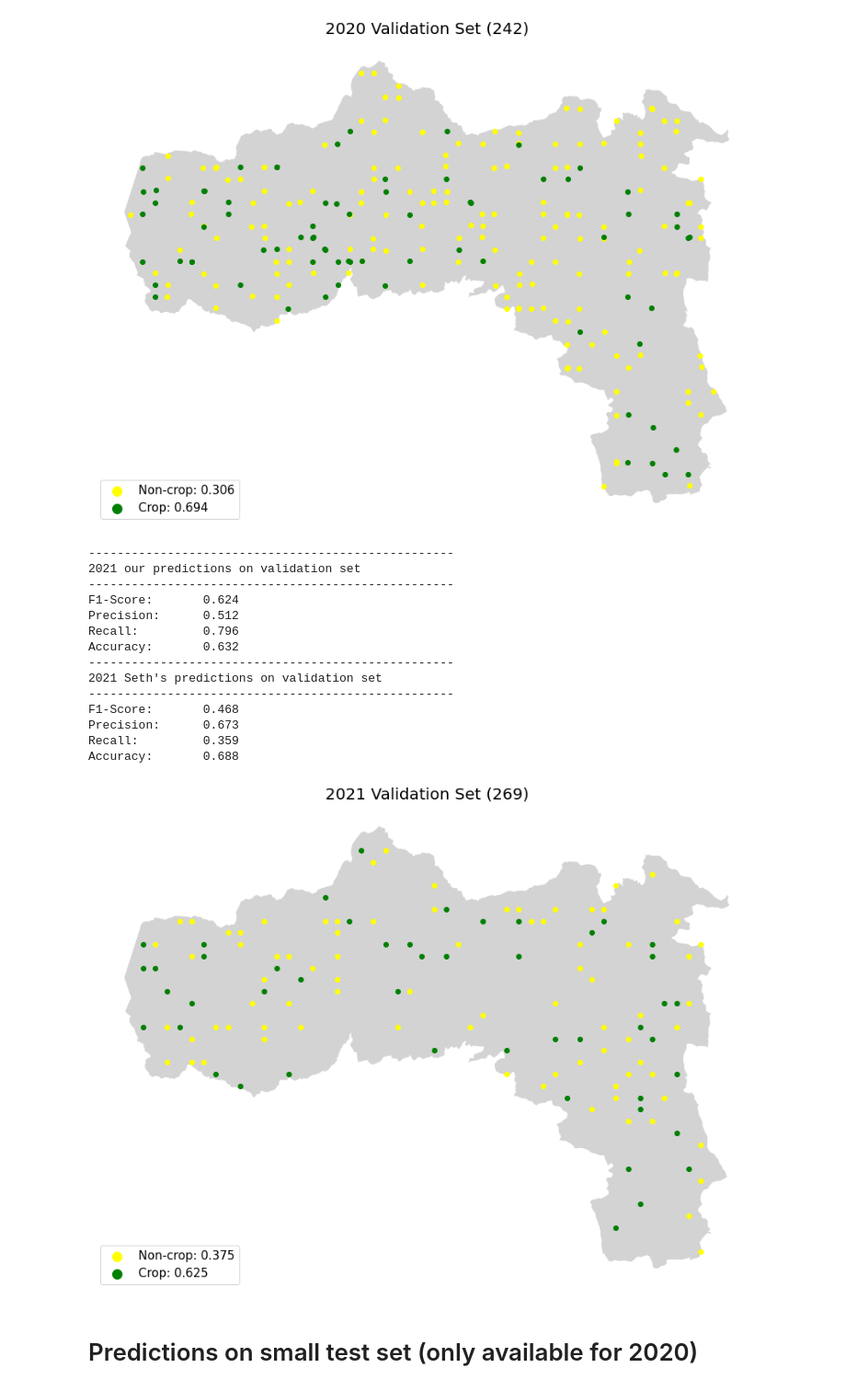
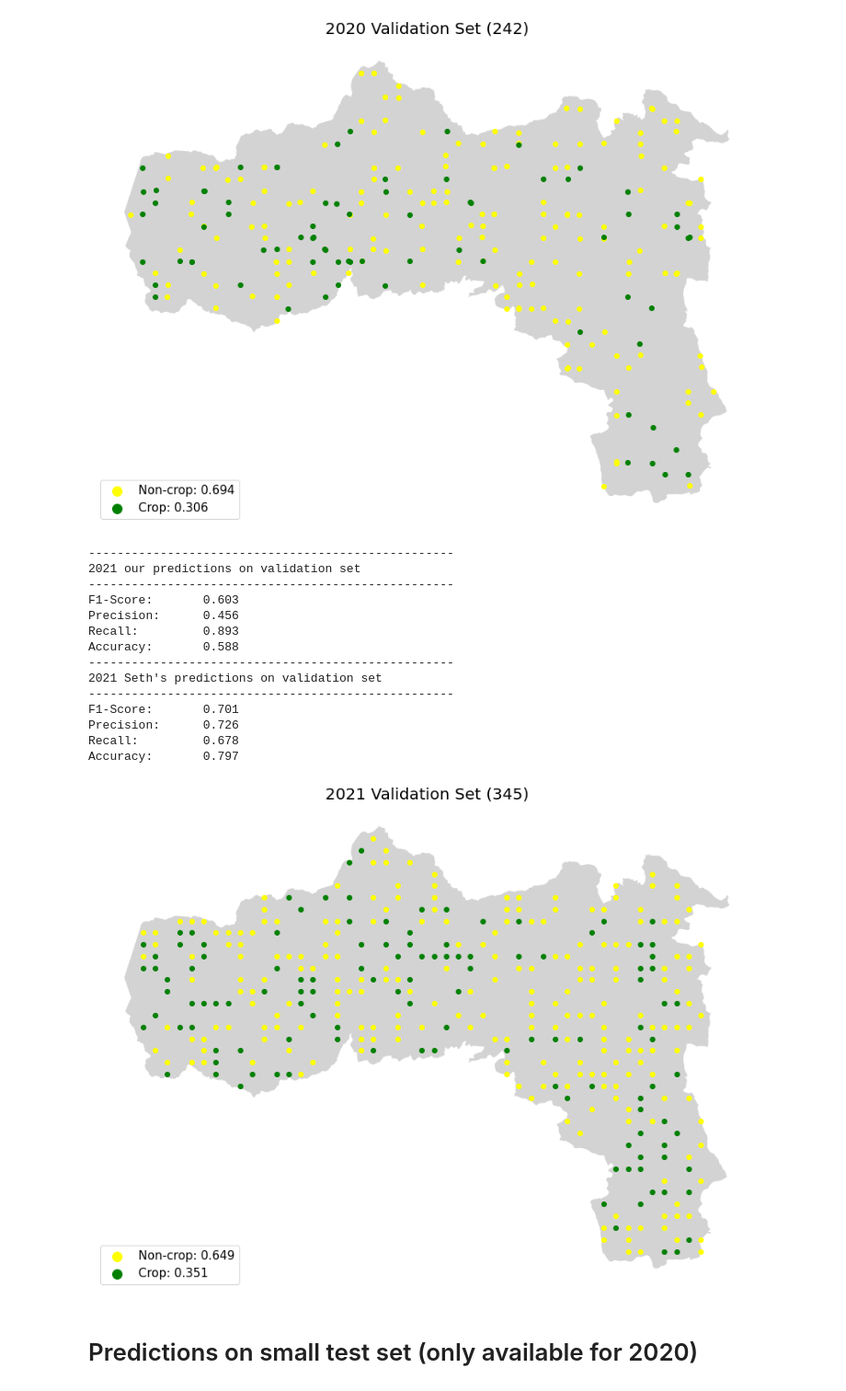
Before and after one commit to nasaharvest/crop-mask, a Jupyter notebook: notebooks/comparing_Ethiopia_Tigray.ipynb, the cells around one changed output. Shown at 92% size. Cells and saved outputs as stored; diff of their text form; code cells hidden in the pictures.

Commit message:
Make legend correct

```diff
--- a/notebooks/comparing_Ethiopia_Tigray.ipynb
+++ b/notebooks/comparing_Ethiopia_Tigray.ipynb
@@ -14,10 +14,10 @@ from src.ETL.constants import LAT, LON, SUBSET, CROP_PROB
 # %% [markdown]
 # Load Tigray maps
 # %%
-# Boundary path
-b_path = "/Users/izvonkov/Downloads/eth_admbnda_adm1_csa_bofed_20201008.shp"
+root = "/Users/izvonkov/Desktop"
 
-root = "/Users/izvonkov/Desktop"
+b_path = f"{root}/tigray_boundary/eth_admbnda_adm1_csa_bofed_20201008.shp"
+
 Seths = {
     "2020_1": f"{root}/drive-download-20211216T194323Z-002/tigray_JanSep_2020_0pt35t_nov17a_binaryyNt-001.tif",
     "2020_2": f"{root}/drive-download-20211216T194323Z-002/tigray_JanSep_2020_0pt35t_nov17a_binaryySEt.tif",
@@ -62,11 +62,11 @@ gdf_2021["is_crop"] = (gdf_2021[CROP_PROB] > 0.5).astype(float)
 def plot_set(gdf, title):
     fig, ax = plt.subplots(1, figsize=(15,15))
     boundaries.plot(ax=ax, color="lightgray")
-    crop = gdf[gdf["is_crop"] == 0.0]
-    non_crop = gdf[gdf["is_crop"] == 1.0]
+    crop = gdf[gdf["is_crop"] == 1.0]
+    non_crop = gdf[gdf["is_crop"] == 0.0]
     total = len(crop) + len(non_crop)
-    crop.plot(ax=ax, color="yellow", label=f"Non-crop: {len(non_crop) / total:.3}")
-    non_crop.plot(ax=ax, color="green", label=f"Crop: {len(crop) / total:.3}")
+    non_crop.plot(ax=ax, color="yellow", label=f"Non-crop: {len(non_crop) / total:.3}")
+    crop.plot(ax=ax, color="green", label=f"Crop: {len(crop) / total:.3}")
     ax.legend(loc=3, prop={'size': 15}, markerscale=2)
     ax.set_title(title, fontsize=20)
     ax.axis('off')
@@ -111,30 +109,32 @@ Recall:         0.662
 Accuracy:       0.781
 [figure]
 # %%
+gdf_2021_val = gdf_2021[(gdf_2021[SUBSET] == "validation")].copy()
+
 preds = gdf_2021_val.geometry.apply(lambda p: next(our_tifs["2021_v2"].sample([(p.x, p.y)]))[0] > 0.5)
 print_metrics(gdf_2021_val["is_crop"], preds, "2021 our predictions on validation set")
 
 # All hold out 2021 data is in validation set so have to test Seth's data here too
 Seth_preds = gdf_2021_val.geometry.apply(lambda p: next(Seths_tifs["2021_1"].sample([(p.x, p.y)]))[0] or next(Seths_tifs["2021_2"].sample([(p.x, p.y)]))[0])
 print_metrics(gdf_2021_val["is_crop"], Seth_preds, "2021 Seth's predictions on validation set")
 
 plot_set(gdf_2021_val, title=f"2021 Validation Set ({len(gdf_2021_val)})")
 # %% [output]
 ---------------------------------------------------
 2021 our predictions on validation set
 ---------------------------------------------------
-F1-Score:       0.624
-Precision:      0.512
-Recall:         0.796
-Accuracy:       0.632
+F1-Score:       0.603
+Precision:      0.456
+Recall:         0.893
+Accuracy:       0.588
 ---------------------------------------------------
 2021 Seth's predictions on validation set
 ---------------------------------------------------
-F1-Score:       0.468
-Precision:      0.673
-Recall:         0.359
-Accuracy:       0.688
+F1-Score:       0.701
+Precision:      0.726
+Recall:         0.678
+Accuracy:       0.797
-[figure, old version]
+[figure, new version]
 # %% [markdown]
 # Predictions on small test set (only available for 2020)
 # %%
```
Also changed, not shown: parts of 4 cells of this notebook.
